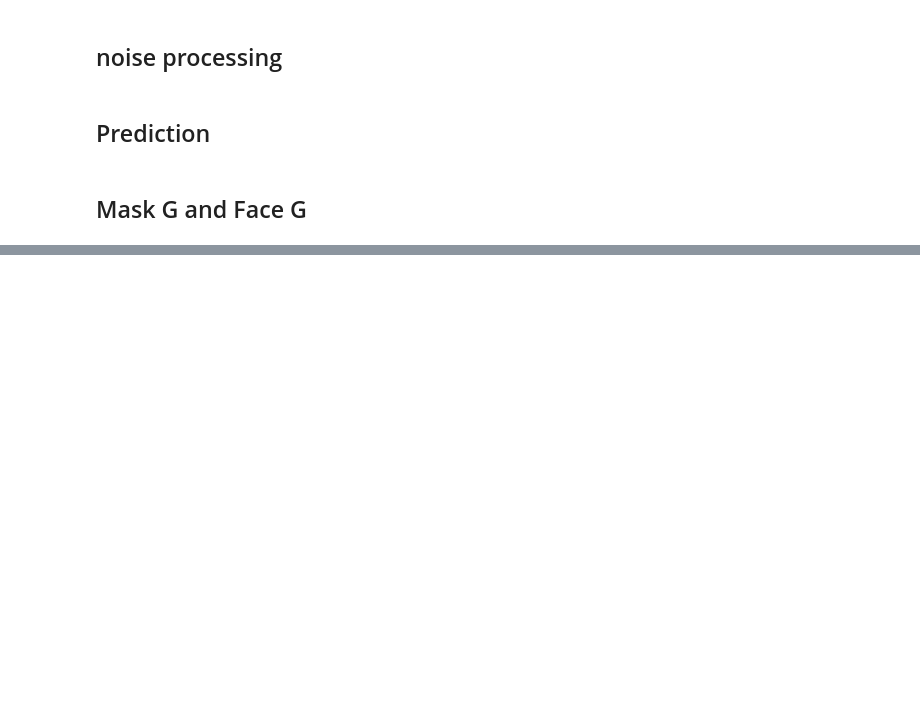
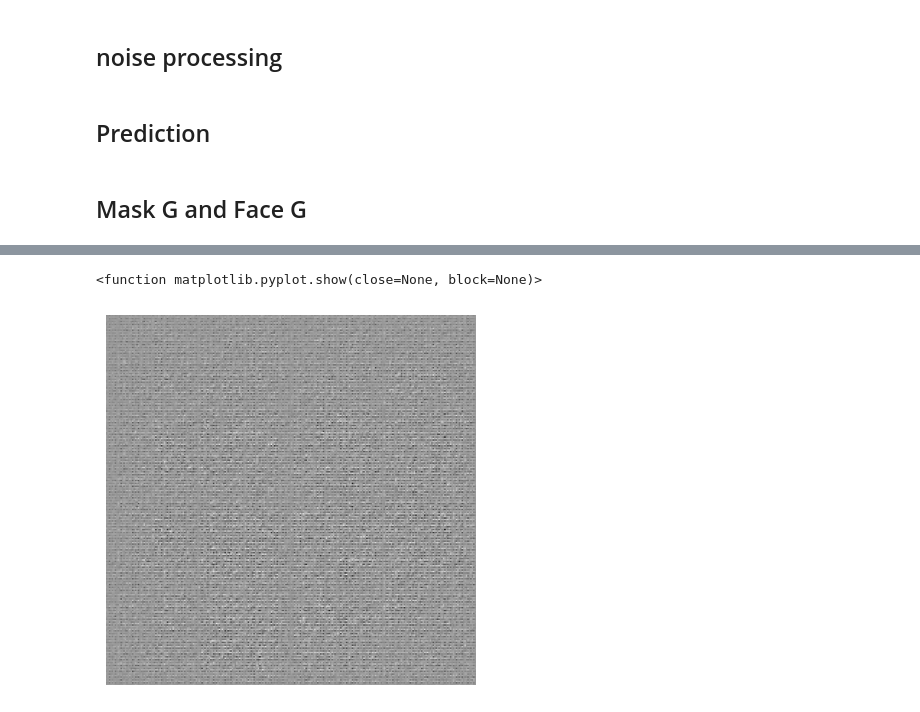
Before and after one commit to hyoungjoojin/UnVeilify, a Jupyter notebook: MaskG.ipynb, the cells around one changed output, grey strips where cells are left out. Drawn from its saved outputs; the diff is of its cells as text; code cells hidden in the pictures; blank space fills up the shorter version.

```diff
--- a/MaskG.ipynb
+++ b/MaskG.ipynb
@@ -362,0 +458,9 @@ NameError: ignored
+# %%
+image = tf.io.read_file('/content/drive/MyDrive/processed/masked_image/0001_0001.png.jpg')
+image = tf.io.decode_image(image, channels=3, expand_animations = False)
+
+input_image = image[:, :, :]
+
+# Convert both images to float32 tensors
+input_image = tf.cast(input_image, tf.float32)
+input_image
@@ -362,0 +485,7 @@ NameError: ignored
+# %%
+input_image = tf.image.resize(input_image, [256, 256],
+                        method=tf.image.ResizeMethod.NEAREST_NEIGHBOR)
+input_image = tf.cast(input_image, tf.float32)
+input_image = tf.reshape(input_image, [1, img_size, img_size, 3])
+input_image = (input_image / 127.5) - 1
+input_image
@@ -362,0 +566,5 @@ NameError: ignored
+# %%
+mask_G, face_G = Mask_G(filters=32), Face_G(filters=32)
+# %%
+mask = mask_G(input_image, training=False)
+mask
@@ -362,0 +589,14 @@ NameError: ignored
+# %%
+image = mask[0, :, :, :].numpy()
+
+# 만약 텐서의 값 범위가 [-1, 1]이라면, [0, 1] 범위로 조정
+if image.min() < 0:
+    image = (image + 1) / 2
+
+# 이미지 출력
+plt.imshow(image, cmap='gray')
+plt.axis('off')
+plt.show
+# %% [output]
+<function matplotlib.pyplot.show(close=None, block=None)>
+[figure, added]
```
Also changed, not shown: parts of 14 cells of this notebook.
